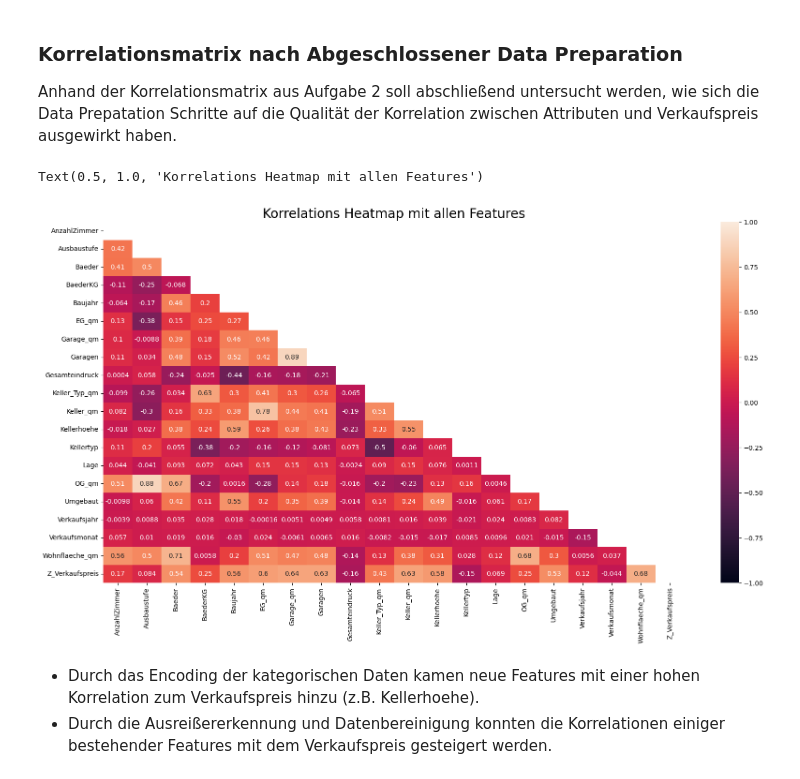
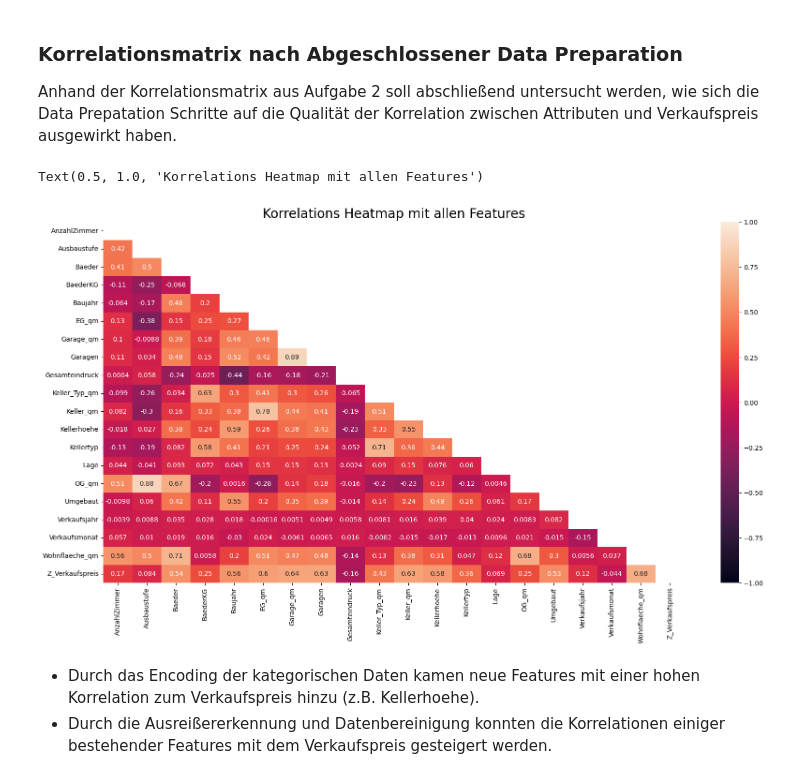
Before and after one commit to JoDi-2903/Real-Estate-Data-Science-Project, a Jupyter notebook: Project_DataScience_J.ipynb, the cells around one changed output. Saved outputs shown, nothing was run; the diff lists cells and outputs as text; code cells hidden in the pictures.

Commit message:
fixed encoding of 'Kellertyp' and 'Lage'

```diff
--- a/Project_DataScience_J.ipynb
+++ b/Project_DataScience_J.ipynb
@@ -172,12 +172 @@ Nominalskala von 0 bis 6:<br>
 **0**: Keine Angabe - kein Keller<br>
-# %%
-from sklearn.preprocessing import LabelEncoder
-
-# Perform encoding with sklearn
-label_encoder = LabelEncoder()
-label_encoder.fit(df_train_cleaned["Kellertyp"])
-df_train_cleaned["Kellertyp"] = label_encoder.transform(df_train_cleaned["Kellertyp"])
-
-# Display results of the encoding
-print(f"Labelzuordnung nach Encoding:\n{label_encoder.classes_}")
-df_train_cleaned[['Kellertyp']].head()
@@ -193,0 +173,5 @@ Labelzuordnung nach Encoding:
+# %%
+# Define mapping, apply labelencoding and output for verification
+mapping = {"0": 0, "Rohbau": 1, "Niedrige Qualität": 2, "Freizeitraum": 3, "Kein Wohnraum": 4, "Mittlerer Wohnraum": 5, "Guter Wohnraum": 6}
+df_train_cleaned["Kellertyp"] = df_train_cleaned["Kellertyp"].replace(mapping)
+df_train_cleaned[['Kellertyp']].head()
@@ -201,12 +190,17 @@ Nominalskala von 1 bis 27 antsprechend der Bezirksnamen
 # This deletion is completed by "selecting" rows where "Lage" numbers are non zero
 df_train_cleaned = df_train_cleaned.loc[df_train_cleaned["Lage"] != '0']
 
-# Define mapping, apply labelencoding and output for verification
+# Define mapping and apply labelencoding to get shorter column names
 mapping = {
     "Bezirk 1": 1, "Bezirk 2": 2, "Bezirk 3": 3, "Bezirk 4": 4, "Bezirk 5": 5, "Bezirk 6": 6, "Bezirk 7": 7, "Bezirk 8": 8, "Bezirk 9": 9, "Bezirk 10": 10,
     "Bezirk 11": 11, "Bezirk 12": 12, "Bezirk 13": 13, "Bezirk 14": 14, "Bezirk 15": 15, "Bezirk 16": 16, "Bezirk 17": 17, "Bezirk 18": 18, "Bezirk 19": 19, "Bezirk 20": 20,
     "Bezirk 21": 21, "Bezirk 22": 22, "Bezirk 23": 23, "Bezirk 24": 24, "Bezirk 25": 25, "Bezirk 26": 26, "Bezirk 27": 27
     }
 df_train_cleaned["Lage"] = df_train_cleaned["Lage"].replace(mapping)
-df_train_cleaned[['Lage']].head()
+
+# Apply One-Hot Encoding and output for verification
+encoder_lage = pd.get_dummies(df_train_cleaned["Lage"], prefix="Lage")
+df_train_cleaned[encoder_lage.columns] = encoder_lage
+#df_train_cleaned = df_train_cleaned.drop("Lage", axis=1) # optional: drop original "lage" column
+df_train_cleaned.iloc[:, 20:47].head()
 # %% [output]
@@ -513,12 +508,12 @@ Anhand der Korrelationsmatrix aus Aufgabe 2 soll abschließend untersucht werden
 # %%
 # Draw a correlation matrix heatmap and mask out the upper triangle
 plt.figure(figsize=(20, 10))
-mask = np.triu(np.ones_like(df_train_cleaned.corr(), dtype=bool))
-heatmap = sns.heatmap(df_train_cleaned.corr(), mask=mask, vmin=-1, vmax=1, annot=True)
+mask = np.triu(np.ones_like(df_train_cleaned.iloc[:, 0:20].corr(), dtype=bool))
+heatmap = sns.heatmap(df_train_cleaned.iloc[:, 0:20].corr(), mask=mask, vmin=-1, vmax=1, annot=True)
 plt.title('Korrelations Heatmap mit allen Features', fontdict={'fontsize': 20})
 # %% [output]
 Text(0.5, 1.0, 'Korrelations Heatmap mit allen Features')
-[figure, old version]
+[figure, new version]
 # %% [markdown]
 - Durch das Encoding der kategorischen Daten kamen neue Features mit einer hohen Korrelation zum Verkaufspreis hinzu (z.B. Kellerhoehe).
 - Durch die Ausreißererkennung und Datenbereinigung konnten die Korrelationen einiger bestehender Features mit dem Verkaufspreis gesteigert werden.
```
Also changed, not shown: parts of 11 cells of this notebook.
